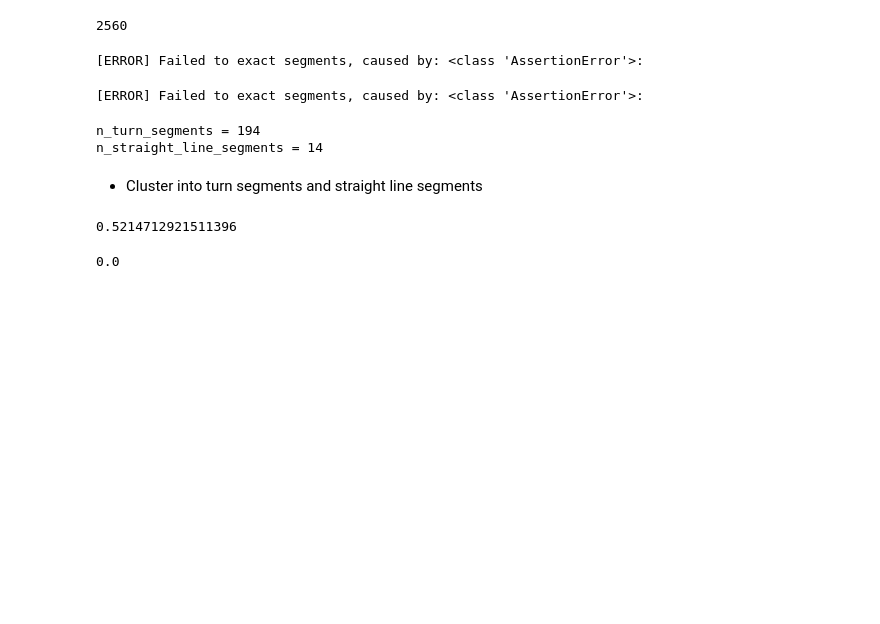
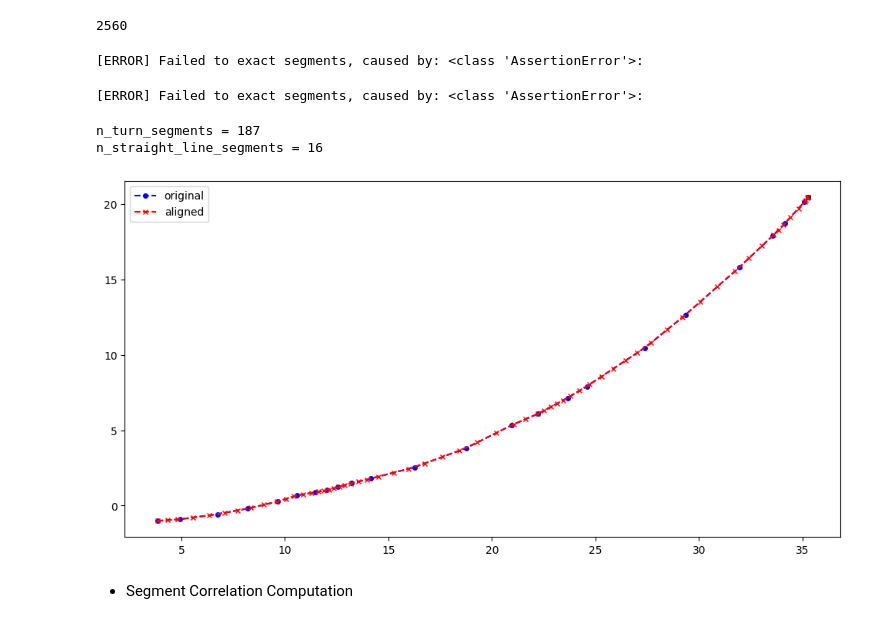
Before and after one commit to hungnd11/my-thesis, a Jupyter notebook: code/notebooks/piloc_1.ipynb, the cells around one changed output. Saved outputs shown, nothing was run; the diff lists cells and outputs as text; code cells hidden in the pictures; blank space fills up the shorter version.

```diff
--- a/code/notebooks/piloc_1.ipynb
+++ b/code/notebooks/piloc_1.ipynb
@@ -1058,32 +1117,36 @@ print(len(bssid_vector))
 # %%
+# We keep all segments
 site_segment_extractor = SegmentExtractor(bssid_vector=bssid_vector,
-                                          split_turn_window_n_steps=2)
-segment_id_generator = IdGenerator(initial=0)
-step_id_generator = IdGenerator(initial=0)
+                                          split_turn_window_n_steps=2,
+                                          split_straight_line_n_steps=0)
 
-site_segments = []
-track_steps = []
+track_steps = defaultdict(list)
+track_segments = defaultdict(list)
 
 for data_file in tqdm(data_files):
+  track_id = os.path.basename(data_file)[:-len(".txt")]
+  if track_id not in track_set:
+    continue
   read_data = read_data_file(data_file)
-  segments, steps = site_segment_extractor.execute(read_data, segment_id_generator, step_id_generator)
-  site_segments.extend(segments)
-  track_steps.append(steps)
+  segments, steps = site_segment_extractor.execute(track_id, read_data)
+
+  track_segments[track_id].extend(segments)
+  track_steps[track_id].extend(steps)
+
 turn_segments = []
 straight_line_segments = []
 
-for segment in site_segments:
-  if segment.segment_type == "turn":
-    turn_segments.append(segment)
-  else:
-    straight_line_segments.append(segment)
+for t_id, t_segments in track_segments.items():
+  for segment in t_segments:
+    if segment.segment_type == "turn":
+      turn_segments.append(segment)
+    elif segment.n_steps >= 20:
+      straight_line_segments.append(segment)
 
 print("n_turn_segments =", len(turn_segments))
 print("n_straight_line_segments =", len(straight_line_segments))
 # %% [output]
 [ERROR] Failed to exact segments, caused by: <class 'AssertionError'>:
 [ERROR] Failed to exact segments, caused by: <class 'AssertionError'>:
-n_turn_segments = 194
-n_straight_line_segments = 14
+n_turn_segments = 187
+n_straight_line_segments = 16
-# %% [markdown]
-* Cluster into turn segments and straight line segments
@@ -1092 +1153,15 @@ from multiprocessing import Pool
+# %%
+o_segment = straight_line_segments[15]
+a_segment = align_segments(o_segment, n_aligned_steps=64)
+fig, ax = plt.subplots(1, 1, figsize=(12, 6))
+
+ax.plot(o_segment.displacements[:, 1], o_segment.displacements[:, 2], marker="o", markersize=4, ls="--", label="original", color="blue")
+ax.plot(a_segment.displacements[:, 1], a_segment.displacements[:, 2], marker="x", markersize=4, ls="--", label="aligned", color="red")
+
+ax.legend()
+plt.show()
+# %% [output]
+[figure, added]
+# %% [markdown]
+* Segment Correlation Computation
 # %%
@@ -1098,5 +1182 @@ def compute_segment_path_correlation(s1: Segment, s2: Segment) -> float:
-# %%
-compute_segment_path_correlation(turn_segments[0], turn_segments[2])
-# %% [output]
-0.5214712921511396
 # %%
@@ -1115,5 +1201,0 @@ def compute_segment_signal_correlation(s1: Segment, s2: Segment, signal_correlat
-# %%
-compute_segment_signal_correlation(turn_segments[0], turn_segments[2],
-                                   signal_correlation_params={"min_n_apps": 10})
-# %% [output]
-0.0
```
Also changed, not shown: parts of 48 cells of this notebook.
